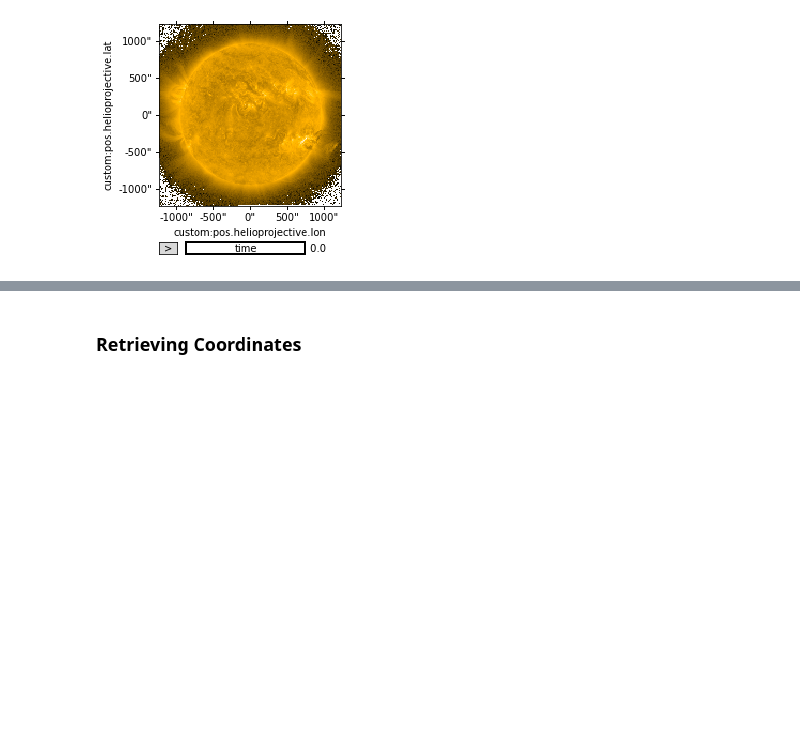
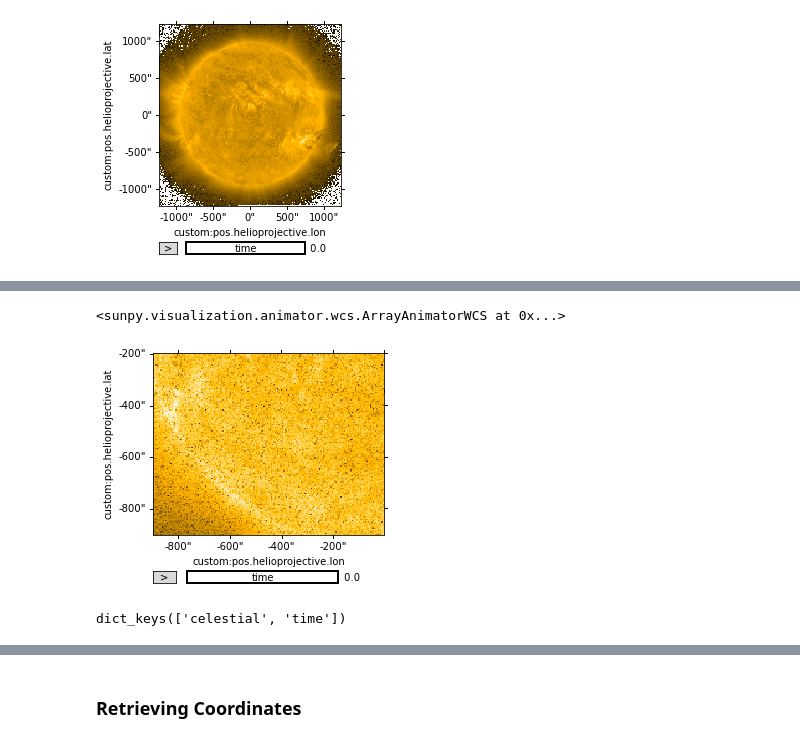
Before and after one commit to DanRyanIrish/notebooks, a Jupyter notebook: ndcube_as_map/ndcube20_as_map.ipynb, the cells around one changed output, grey strips where cells are left out. Drawn from its saved outputs; the diff is of its cells as text; code cells hidden in the pictures; blank space fills up the shorter version.

```diff
--- a/ndcube_as_map/ndcube20_as_map.ipynb
+++ b/ndcube_as_map/ndcube20_as_map.ipynb
@@ -337,14 +273,14 @@ cube_coords, cube_coords.shape
 # %%
 # Define data cube for 4 images.
 fluctuations_lims = (-1, 1)
-data3d = np.zeros(tuple([4] + list(aia_map.data.shape)))
+data3d = np.zeros(tuple([4] + list(data.shape)))
 data3d[0] = aia_map.data
 data3d[1] = aia_map.data * (1 + np.random.uniform(*fluctuations_lims, aia_map.data.shape))
 data3d[2] = aia_map.data * (1 + np.random.uniform(*fluctuations_lims, aia_map.data.shape))
 data3d[3] = aia_map.data * (1 + np.random.uniform(*fluctuations_lims, aia_map.data.shape))
 
 # Generate WCS for data cube using same WCS celestial information from AIA map.
-wcs_header = aia_wcs.to_header()
+wcs_header = wcs.to_header()
 wcs_header["WCSAXES"] = 3
 wcs_header["CRPIX3"] = 4
 wcs_header["CDELT3"] = 12
@@ -412,0 +323,2 @@ cube3d.plot(plot_axes=[None, None, 'x'])
+# %%
+time_range = Time(['2011-06-07T06:33:25', '2011-06-07T06:33:40'], format="fits")
@@ -412,0 +329,6 @@ cube3d.plot(plot_axes=[None, None, 'x'])
+# %%
+lower_corner = (bottom_left_skycoord, time_range[0])
+upper_corner = (top_right_skycoord, time_range[-1])
+
+cropped3d = cube3d.crop(lower_corner, upper_corner)
+cropped3d
@@ -412,0 +341,9 @@ cube3d.plot(plot_axes=[None, None, 'x'])
+# %%
+cropped3d.plot(norm=colors.LogNorm(), cmap=cmap_aia171)
+# %% [output]
+<sunpy.visualization.animator.wcs.ArrayAnimatorWCS at 0x...>
+[figure, added]
+# %%
+cube3d.wcs.world_axis_object_classes.keys()
+# %% [output]
+dict_keys(['celestial', 'time'])
```
Also changed, not shown: parts of 113 cells of this notebook.
